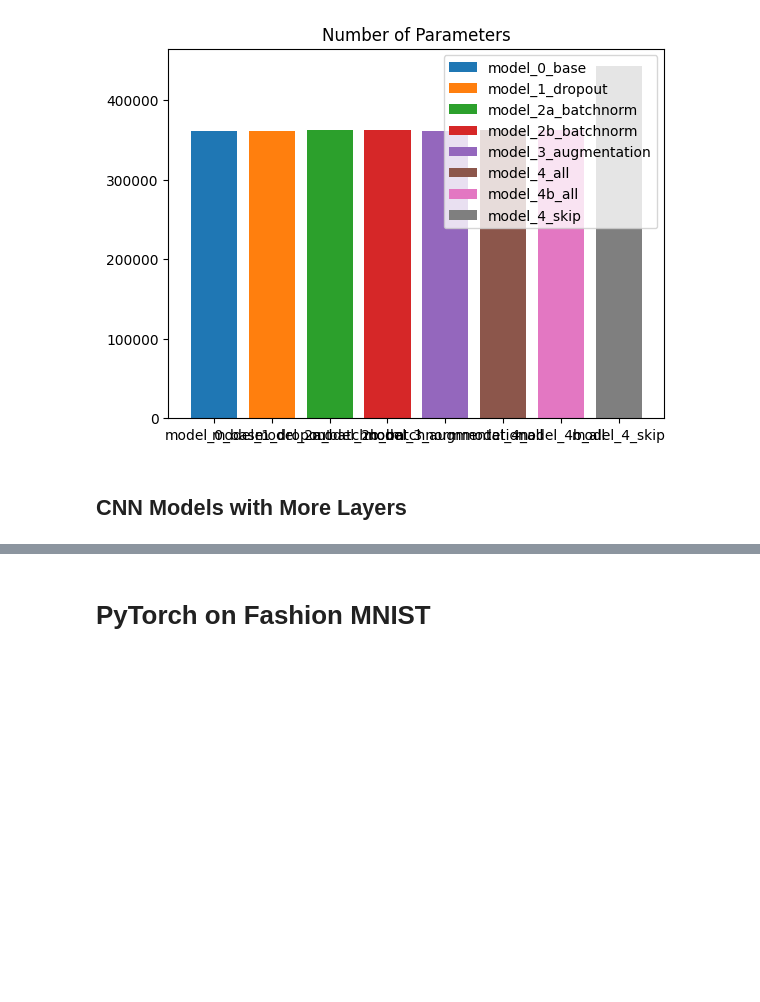
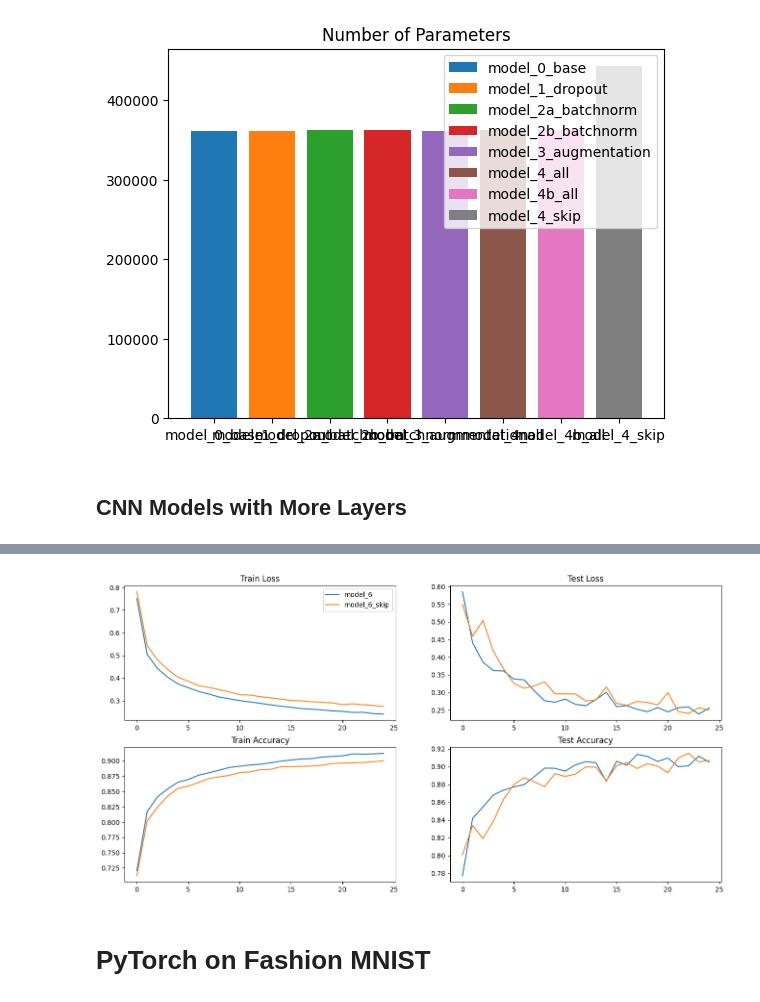
Before and after one commit to JohnYCLam/MachineLearning, a Jupyter notebook: TensorFlow_and_PyTorch_CNN.ipynb, the cells around one changed output, grey strips where cells are left out. Saved outputs shown, nothing was run; the diff lists cells and outputs as text; code cells hidden in the pictures; blank space fills up the shorter version.

```diff
--- a/TensorFlow_and_PyTorch_CNN.ipynb
+++ b/TensorFlow_and_PyTorch_CNN.ipynb
@@ -782,3 +823,10 @@ Model_6_skip.fit(X_train, y_train, X_test, y_test, epochs = 25)
+# %%
+CNN_results = Results()
+CNN_results.add(Model_6, Model_6_skip)
+
+CNN_results.plot_loss_acc(fig_size = (16, 8))
+# %% [output]
+[figure, added]
 # %% [markdown]
 # PyTorch on Fashion MNIST
 # %% [markdown]
```
Also changed, not shown: parts of 5 cells of this notebook.
